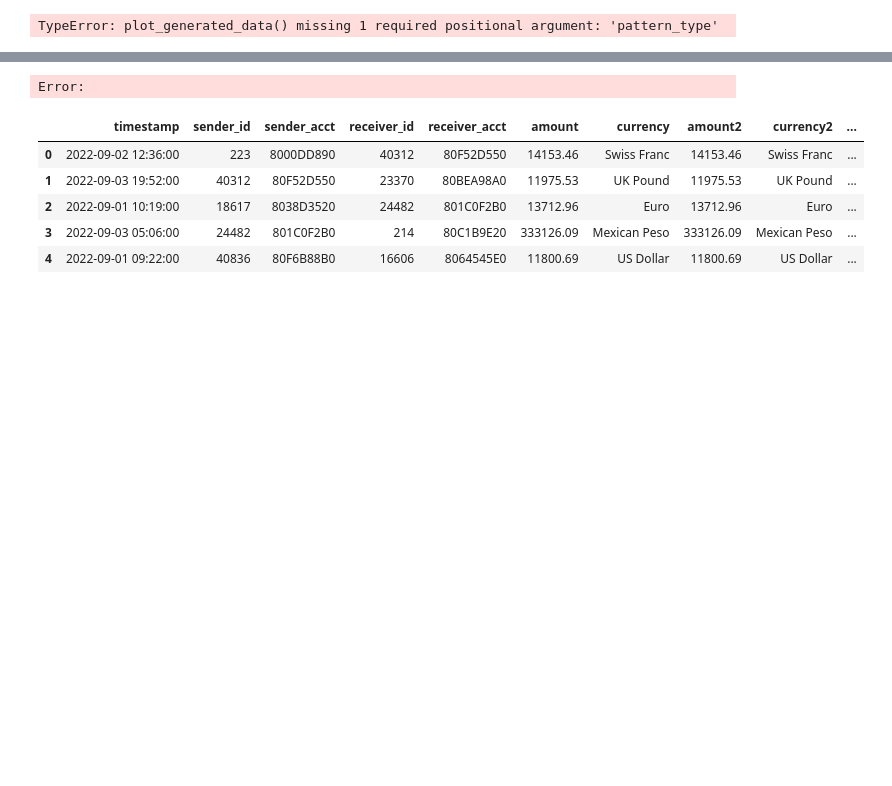
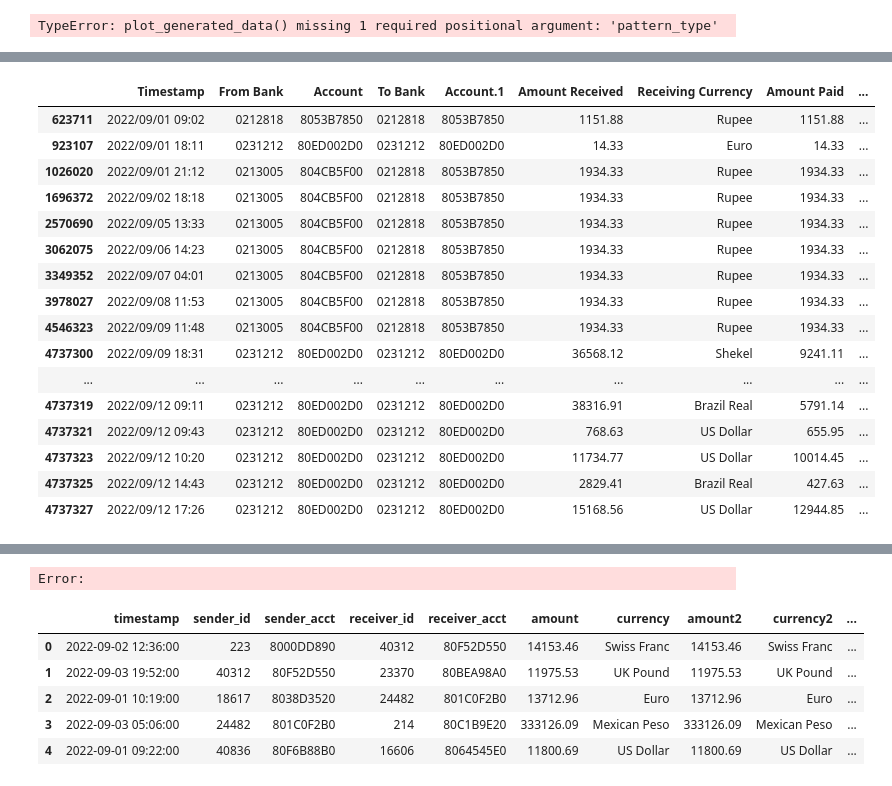
Before and after one commit to LucScheepens/grad, a Jupyter notebook: dataprep/preprocessing.ipynb, the cells around one changed output, grey strips where cells are left out. Cells and saved outputs as stored; diff of their text form; code cells hidden in the pictures; blank space fills up the shorter version.

```diff
--- a/dataprep/preprocessing.ipynb
+++ b/dataprep/preprocessing.ipynb
@@ -552,0 +572,20 @@ with_laund_nets = extract_laundering_networks(df_full, max_depth=4, max_networks
+# %%
+with_laund_nets[0]['transactions']
+# %% [output]
+|  | Timestamp | From Bank | Account | To Bank | Account.1 | Amount Received | Receiving Currency | Amount Paid | ... |
+| 623711 | 2022/09/01 09:02 | 0212818 | 8053B7850 | 0212818 | 8053B7850 | 1151.88 | Rupee | 1151.88 | ... |
+| 923107 | 2022/09/01 18:11 | 0231212 | 80ED002D0 | 0231212 | 80ED002D0 | 14.33 | Euro | 14.33 | ... |
+| 1026020 | 2022/09/01 21:12 | 0213005 | 804CB5F00 | 0212818 | 8053B7850 | 1934.33 | Rupee | 1934.33 | ... |
+| 1696372 | 2022/09/02 18:18 | 0213005 | 804CB5F00 | 0212818 | 8053B7850 | 1934.33 | Rupee | 1934.33 | ... |
+| 2570690 | 2022/09/05 13:33 | 0213005 | 804CB5F00 | 0212818 | 8053B7850 | 1934.33 | Rupee | 1934.33 | ... |
+| 3062075 | 2022/09/06 14:23 | 0213005 | 804CB5F00 | 0212818 | 8053B7850 | 1934.33 | Rupee | 1934.33 | ... |
+| 3349352 | 2022/09/07 04:01 | 0213005 | 804CB5F00 | 0212818 | 8053B7850 | 1934.33 | Rupee | 1934.33 | ... |
+| 3978027 | 2022/09/08 11:53 | 0213005 | 804CB5F00 | 0212818 | 8053B7850 | 1934.33 | Rupee | 1934.33 | ... |
+| 4546323 | 2022/09/09 11:48 | 0213005 | 804CB5F00 | 0212818 | 8053B7850 | 1934.33 | Rupee | 1934.33 | ... |
+| 4737300 | 2022/09/09 18:31 | 0231212 | 80ED002D0 | 0231212 | 80ED002D0 | 36568.12 | Shekel | 9241.11 | ... |
+| ... | ... | ... | ... | ... | ... | ... | ... | ... | ... |
+| 4737319 | 2022/09/12 09:11 | 0231212 | 80ED002D0 | 0231212 | 80ED002D0 | 38316.91 | Brazil Real | 5791.14 | ... |
+| 4737321 | 2022/09/12 09:43 | 0231212 | 80ED002D0 | 0231212 | 80ED002D0 | 768.63 | US Dollar | 655.95 | ... |
+| 4737323 | 2022/09/12 10:20 | 0231212 | 80ED002D0 | 0231212 | 80ED002D0 | 11734.77 | US Dollar | 10014.45 | ... |
+| 4737325 | 2022/09/12 14:43 | 0231212 | 80ED002D0 | 0231212 | 80ED002D0 | 2829.41 | Brazil Real | 427.63 | ... |
+| 4737327 | 2022/09/12 17:26 | 0231212 | 80ED002D0 | 0231212 | 80ED002D0 | 15168.56 | US Dollar | 12944.85 | ... |
```
Also changed, not shown: parts of 19 cells of this notebook, 2 other files.
